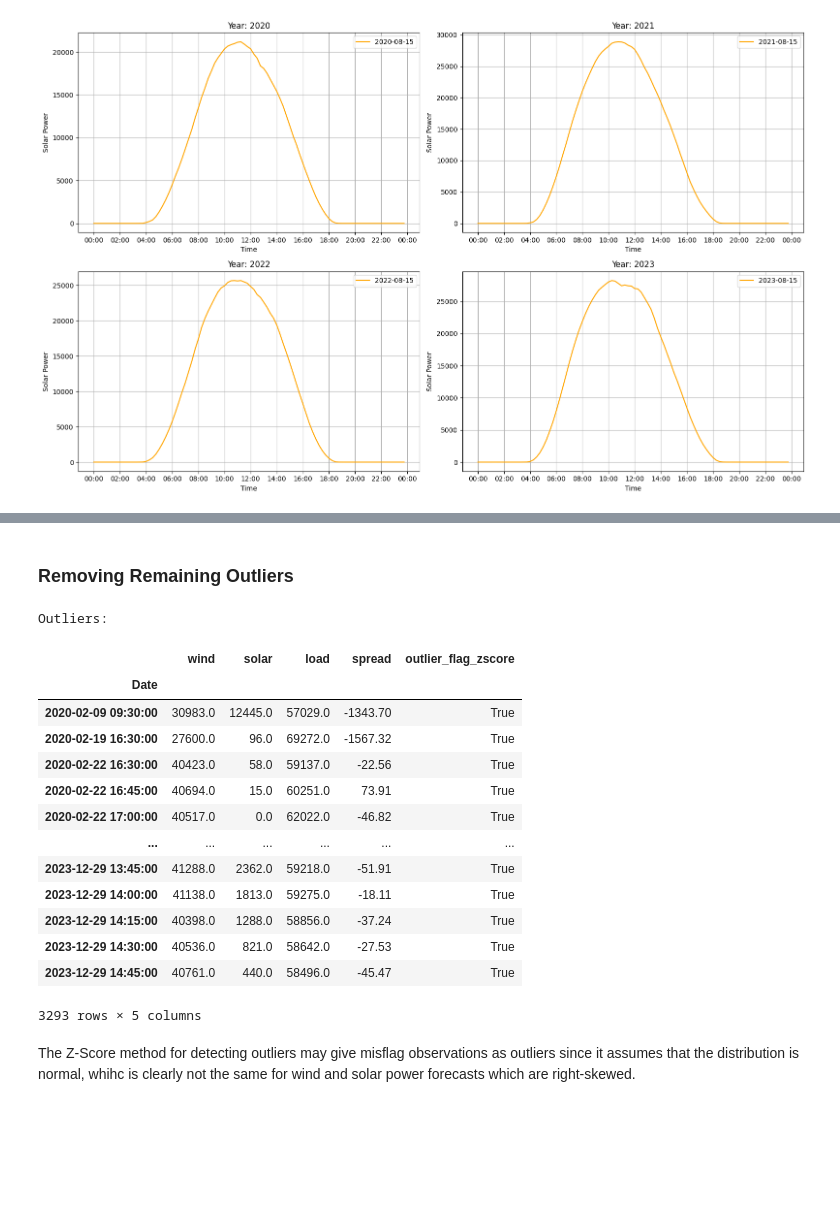
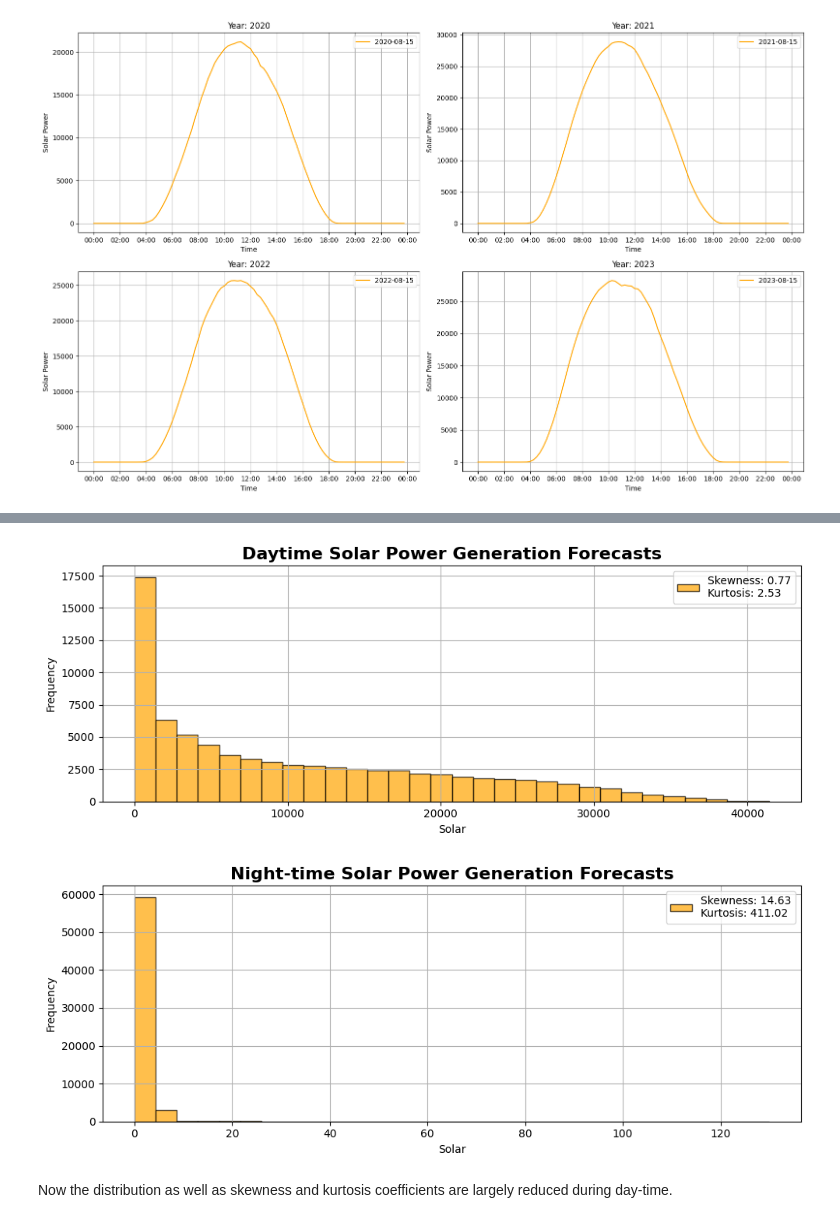
Before and after one commit to anthonymakarewicz/algo-electricity-trading, a Jupyter notebook: main.ipynb, the cells around one changed output, grey strips where cells are left out. Saved outputs shown, nothing was run; the diff lists cells and outputs as text; code cells hidden in the pictures; blank space fills up the shorter version.

```diff
--- a/main.ipynb
+++ b/main.ipynb
@@ -332,6 +333,8 @@ def plot_histograms(df, bins=30, figsize=(12, 8), title=None, plot_configs=None)
         plt.ylabel("Frequency")
         plt.legend([f"Skewness: {skewness:.2f}\nKurtosis: {kurtosis:.2f}"], loc="upper right", fontsize=10)
         plt.grid(True)
+        if title is not None:
+            plt.title(title, fontsize=16, fontweight="bold")
         plt.tight_layout()
         plt.show()
     else:
@@ -1013,3 +1017,0 @@ pd.Series(yj).hist()
-# %%
-daytime = df[df["solar"] > -0.1]
-daytime["solar"].hist(figsize=(12, 6), bins=30, color="orange")
@@ -1037,25 +1018,18 @@ df["solar"].plot(figsize=(12, 6), color='orange')
-# %% [markdown]
-### Removing Remaining Outliers
-# %%
-z_scores = df.apply(lambda x: zscore(x), axis=0)
-outliers = (z_scores.abs() > 3).any(axis=1)
-df["outlier_flag_zscore"] = outliers
-df[df["outlier_flag_zscore"] == True]
-# %% [output]
-Outliers:
-|  | wind | solar | load | spread | outlier_flag_zscore |
-| Date |  |  |  |  |  |
-| 2020-02-09 09:30:00 | 30983.0 | 12445.0 | 57029.0 | -1343.70 | True |
-| 2020-02-19 16:30:00 | 27600.0 | 96.0 | 69272.0 | -1567.32 | True |
-| 2020-02-22 16:30:00 | 40423.0 | 58.0 | 59137.0 | -22.56 | True |
-| 2020-02-22 16:45:00 | 40694.0 | 15.0 | 60251.0 | 73.91 | True |
-| 2020-02-22 17:00:00 | 40517.0 | 0.0 | 62022.0 | -46.82 | True |
-| ... | ... | ... | ... | ... | ... |
-| 2023-12-29 13:45:00 | 41288.0 | 2362.0 | 59218.0 | -51.91 | True |
-| 2023-12-29 14:00:00 | 41138.0 | 1813.0 | 59275.0 | -18.11 | True |
-| 2023-12-29 14:15:00 | 40398.0 | 1288.0 | 58856.0 | -37.24 | True |
-| 2023-12-29 14:30:00 | 40536.0 | 821.0 | 58642.0 | -27.53 | True |
-| 2023-12-29 14:45:00 | 40761.0 | 440.0 | 58496.0 | -45.47 | True |
-3293 rows × 5 columns
-# %% [markdown]
-The Z-Score method for detecting outliers may give misflag observations as outliers since it assumes that the distribution is normal, whihc is clearly not the same for wind and solar power forecasts which are right-skewed.
+# %%
+plot_configs_solar_daytime = {
+    "solar": {
+        "title": "Solar Daytime",
+        "label": "Solar",
+        "color": "orange"
+    }
+}
+plot_configs_solar_nighttime = plot_configs_solar_daytime.copy()
+plot_configs_solar_nighttime["solar"]["title"] = "Solar Nighttime"
+
+plot_histograms(daytime["solar"], title="Daytime Solar Power Generation Forecasts", figsize=(10, 4), plot_configs=plot_configs_solar_daytime)
+plot_histograms(nighttime["solar"], title="Night-time Solar Power Generation Forecasts", figsize=(10, 4), plot_configs=plot_configs_solar_nighttime)
+# %% [output]
+[figure, added]
+[figure, added]
+# %% [markdown]
+Now the distribution as well as skewness and kurtosis coefficients are largely reduced during day-time.
```
Also changed, not shown: parts of 27 cells of this notebook.
